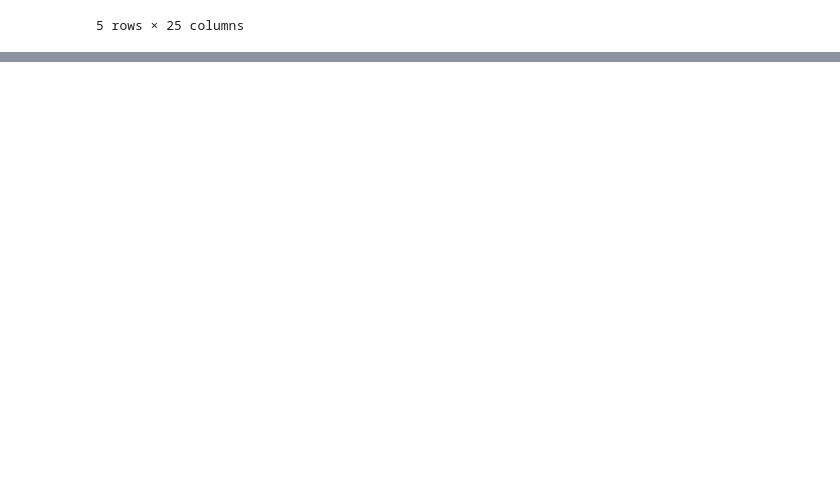
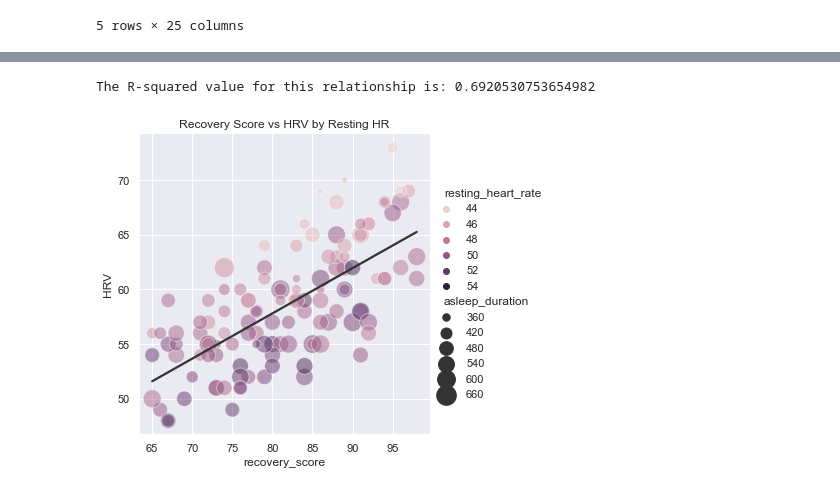
Before and after one commit to rasemanb/whoop-project, a Jupyter notebook: main/etl.ipynb, the cells around one changed output, grey strips where cells are left out. Drawn from its saved outputs; the diff is of its cells as text; code cells hidden in the pictures; blank space fills up the shorter version.

```diff
--- a/main/etl.ipynb
+++ b/main/etl.ipynb
@@ -65,2 +128,22 @@ physio.head()
+# %%
+sns.set_theme()
+
+slope, intercept, r_value, p_value, std_err = linregress(physio['recovery_score'], physio['heart_rate_variability'])
+
+sns.relplot(x = physio['recovery_score'], y = physio['heart_rate_variability'],
+            hue=physio['resting_heart_rate'], size=physio['asleep_duration'],
+           alpha=0.5, sizes=(40,400))
+x = np.polyfit(physio['recovery_score'], physio['heart_rate_variability'], 1)
+r = np.poly1d(x)
+plt.title('Recovery Score vs HRV by Resting HR')
+plt.xlabel('Recovery Score')
+plt.ylabel('HRV')
+sns.regplot(x = physio['recovery_score'], y = r(physio['recovery_score']),
+            scatter=False, color='.2')
+
+print(f'The R-squared value for this relationship is: {r_value}')
+# %% [output]
+The R-squared value for this relationship is: 0.6920530753654982
+[figure, added]
 # %%
 sleep.columns
```
Also changed, not shown: parts of 13 cells of this notebook.
